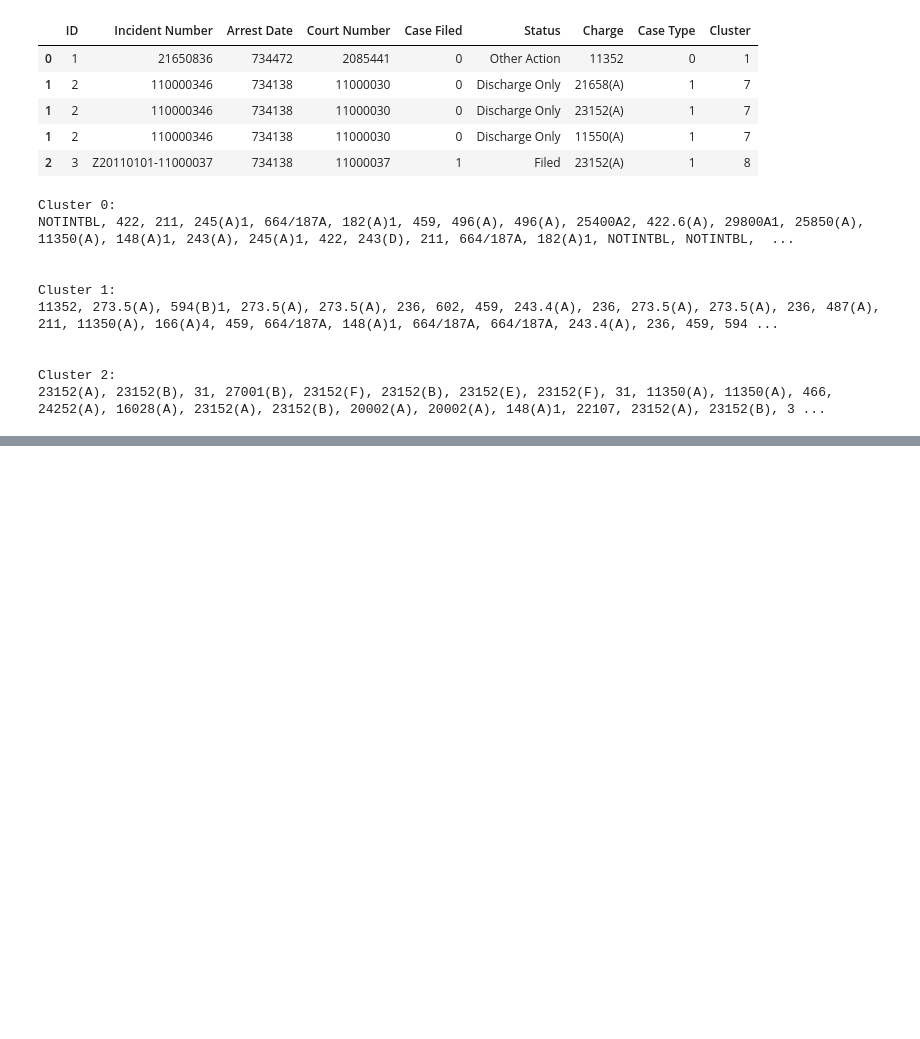
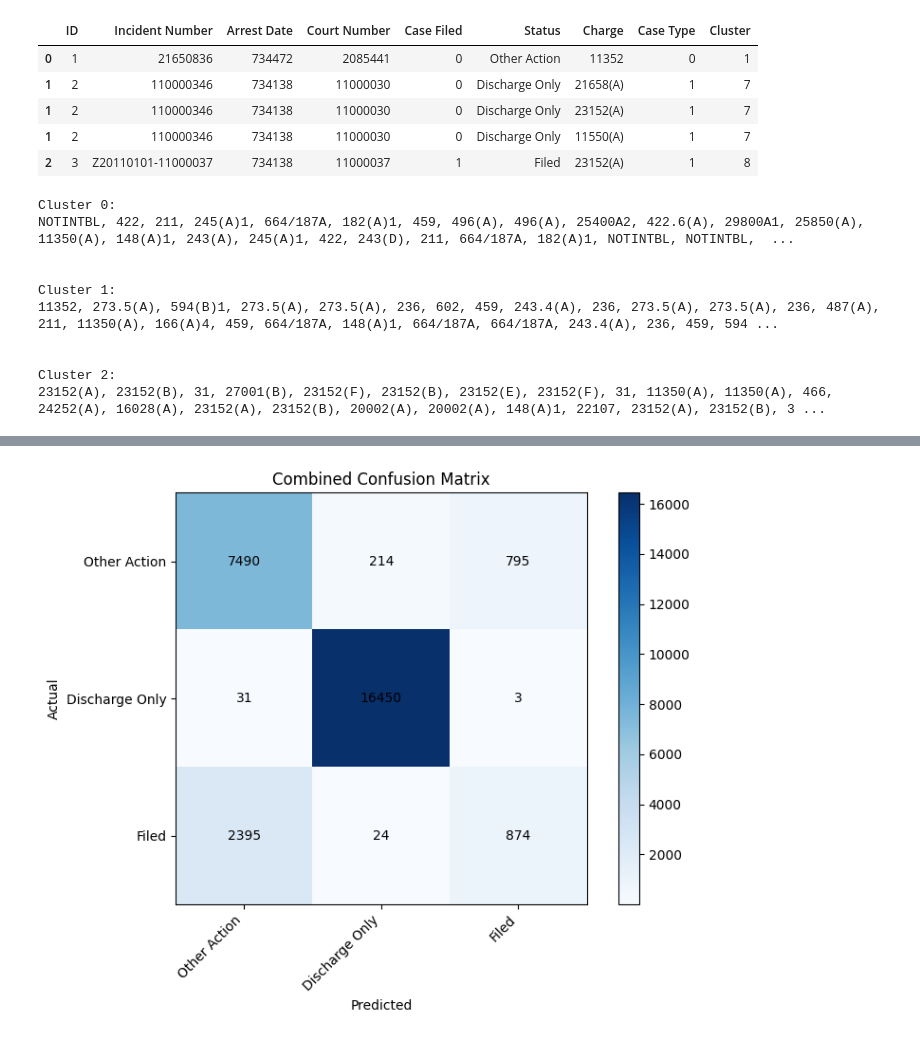
Before and after one commit to bugy121/ENG178_final_proj, a Jupyter notebook: final_proj.ipynb, the cells around one changed output, grey strips where cells are left out. Cells and saved outputs as stored; diff of their text form; code cells hidden in the pictures; blank space fills up the shorter version.

```diff
--- a/final_proj.ipynb
+++ b/final_proj.ipynb
@@ -303,12 +301,14 @@ Cluster 1:
 Cluster 2:
 23152(A), 23152(B), 31, 27001(B), 23152(F), 23152(B), 23152(E), 23152(F), 31, 11350(A), 11350(A), 466, 24252(A), 16028(A), 23152(A), 23152(B), 20002(A), 20002(A), 148(A)1, 22107, 23152(A), 23152(B), 3 ...
 # %%
-#Use random forest on each individual cluster
-
+#The accuracy of the entire clustered dataset(at the bottom) and each individual cluster is found here
 expanded_with_charge_list["Status"] = LabelEncoder().fit_transform(expanded_with_charge_list["Status"])
 
-# Split the data by clusters
 results = {}
+
+y_test_all = np.array([])
+y_pred_all = np.array([])
+
 for cluster in expanded_with_charge_list["Cluster"].unique():
     cluster_data = expanded_with_charge_list[expanded_with_charge_list["Cluster"] == cluster]
 
@@ -322,13 +322,17 @@ for cluster in expanded_with_charge_list["Cluster"].unique():
 
     y_pred = model.predict(X_test)
 
+    y_test_all = np.concatenate([y_test_all, y_test])
+    y_pred_all = np.concatenate([y_pred_all, y_pred])
+
     accuracy = accuracy_score(y_test, y_pred)
-    report = classification_report(y_test, y_pred, target_names=["Other Action", "Discharge Only", "Filed"], zero_division=0)
+    target_names = [f"Class {label}" for label in sorted(y_test.unique())]
+    report = classification_report(y_test, y_pred, target_names=target_names, zero_division=0)
 
-    # Keep results for each cluster
     results[cluster] = {"accuracy": accuracy, "report": report}
 
-# Print results
+overall_accuracy = accuracy_score(y_test_all, y_pred_all)
+
 for cluster, metrics in results.items():
     print(f"Cluster {cluster}:")
     if isinstance(metrics, str):
@@ -338,4 +342,6 @@ for cluster, metrics in results.items():
         print("Classification Report:")
         print(metrics["report"])
     print("\n")
+
+print(f"Total accuracy across all clusters: {overall_accuracy:.2f}")
 # %% [output]
@@ -342,0 +365,31 @@ ValueError: Number of classes, 2, does not match size of target_names, 3. Try sp
+# %%
+#Distribution of data for the entire kmeans dataset
+class_names = ['Other Action', 'Discharge Only', 'Filed']
+
+cm = confusion_matrix(y_test_all, y_pred_all)
+
+fig, ax = plt.subplots(figsize=(8, 6))
+im = ax.imshow(cm, cmap='Blues')
+
+ax.set_xticks(np.arange(len(class_names)))
+ax.set_yticks(np.arange(len(class_names)))
+
+ax.set_xticklabels(class_names, rotation=45, ha="right")
+ax.set_yticklabels(class_names)
+
+for i in range(len(class_names)):
+    for j in range(len(class_names)):
+        text = ax.text(j, i, cm[i, j],
+                       ha="center", va="center", color="black")
+
+ax.set_title("Combined Confusion Matrix")
+ax.set_xlabel("Predicted")
+ax.set_ylabel("Actual")
+
+# Add a colorbar for reference
+fig.colorbar(im, ax=ax)
+
+plt.tight_layout()
+plt.show()
+# %% [output]
+[figure, added]
```
Also changed, not shown: parts of 4 cells of this notebook.
